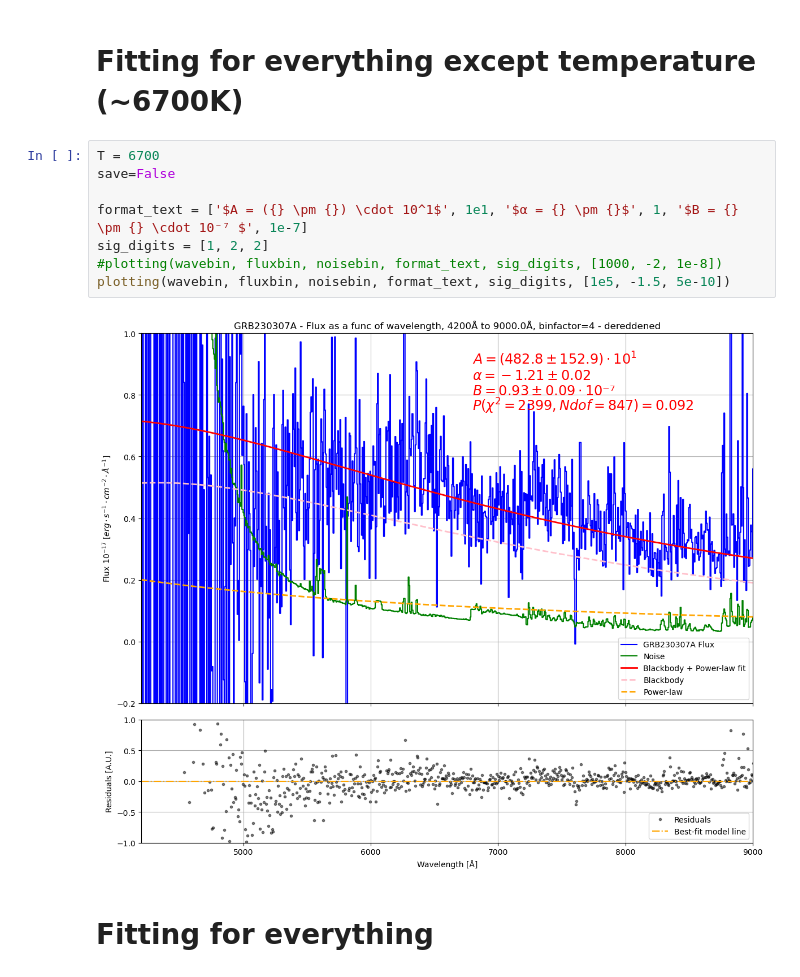
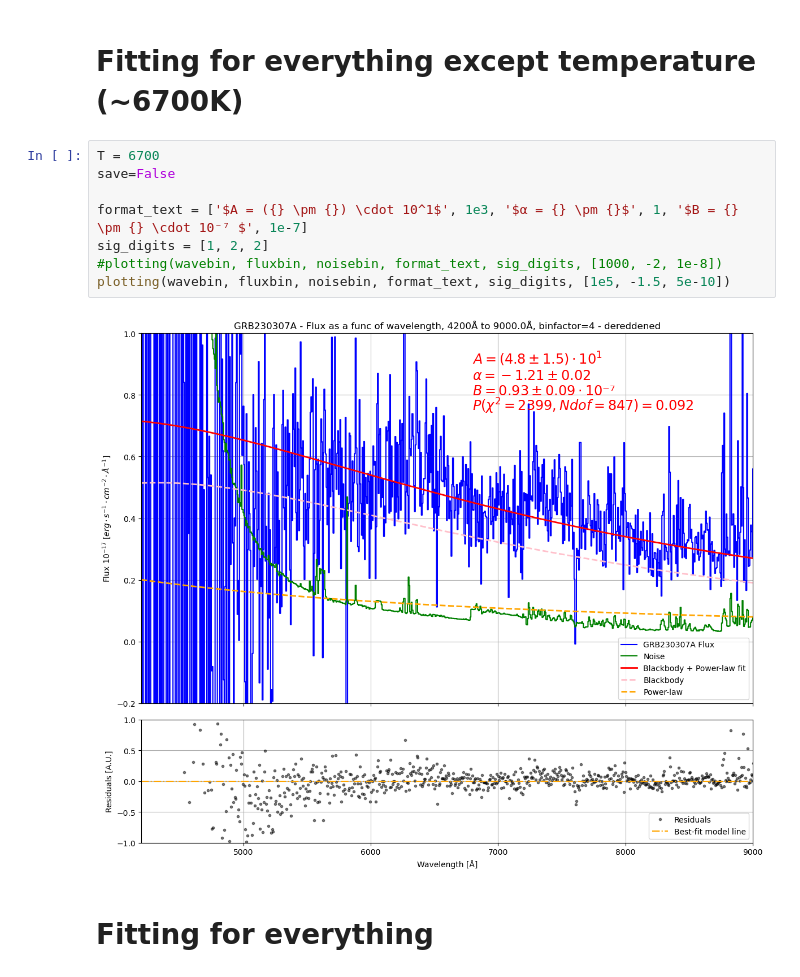
Before and after one commit to Lenti0001/Florent-GRB230307A, a Jupyter notebook: Binning/Curve fit, blackbody + power-law - binfactor 4.ipynb, the cells around one changed output. Cells and saved outputs as stored; diff of their text form.

```diff
--- a/Binning/Curve fit, blackbody + power-law - binfactor 4.ipynb
+++ b/Binning/Curve fit, blackbody + power-law - binfactor 4.ipynb
@@ -281,13 +281,13 @@ plotting(wavebin, fluxbin, noisebin, format_text, sig_digits, [1e5, -1.5, 5e-10]
 # %%
 T = 6700
 save=False
 
-format_text = ['$A = ({} \pm {}) \cdot 10^1$', 1e1, '$α = {} \pm {}$', 1, '$B = {} \pm {} \cdot 10⁻⁷ $', 1e-7]
+format_text = ['$A = ({} \pm {}) \cdot 10^1$', 1e3, '$α = {} \pm {}$', 1, '$B = {} \pm {} \cdot 10⁻⁷ $', 1e-7]
 sig_digits = [1, 2, 2]
 #plotting(wavebin, fluxbin, noisebin, format_text, sig_digits, [1000, -2, 1e-8])
 plotting(wavebin, fluxbin, noisebin, format_text, sig_digits, [1e5, -1.5, 5e-10])
 # %% [output]
-[figure, old version]
+[figure, new version]
 # %% [markdown]
 # Fitting for everything
 # %%
```
